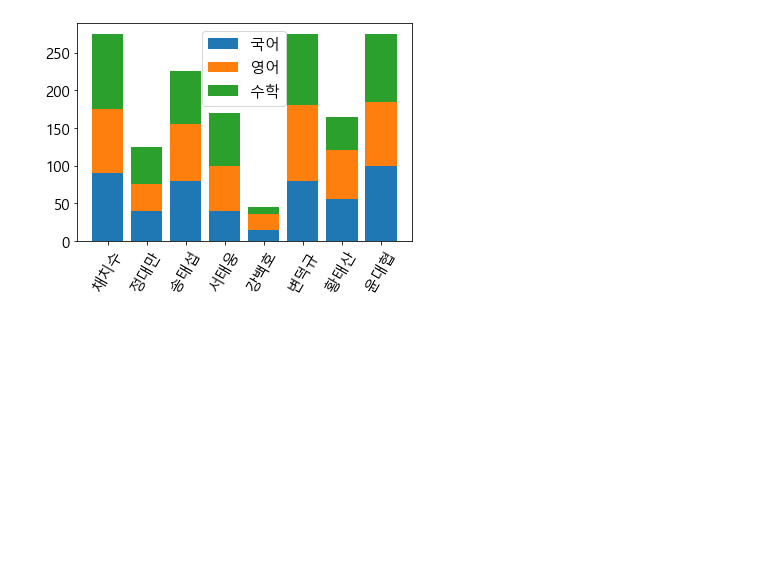
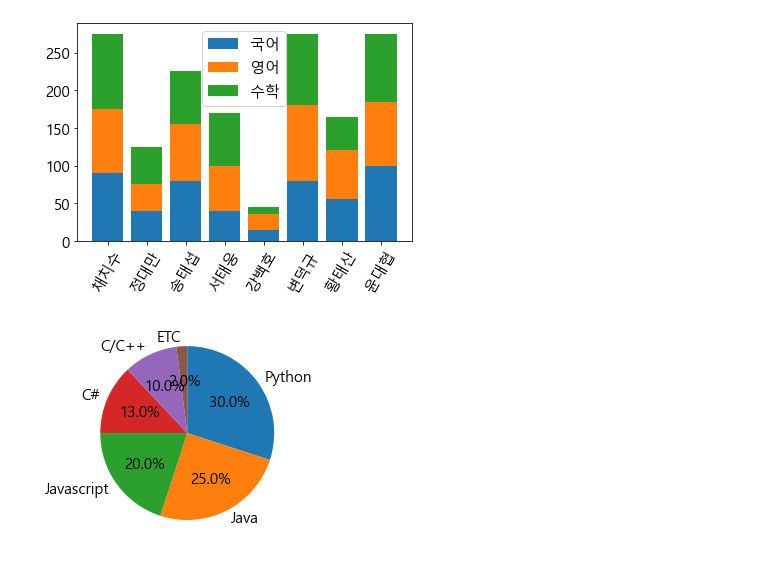
Before and after one commit to dmsxo0691/Java-Python, a Jupyter notebook: 20221031/graph2.ipynb, the cells around one changed output. Drawn from its saved outputs; the diff is of its cells as text; code cells hidden in the pictures; blank space fills up the shorter version.

Commit message:
feat : graph5

```diff
--- a/20221031/graph2.ipynb
+++ b/20221031/graph2.ipynb
@@ -250,3 +250,10 @@ plt.legend()
 # %% [output]
 <matplotlib.legend.Legend at 0x...>
 [figure]
+# %%
+values = [30, 25, 20, 13, 10, 2]
+labels = ['Python', 'Java', 'Javascript', 'C#', 'C/C++', 'ETC']
+plt.pie(values, labels = labels, autopct = '%.1f%%', startangle=90, counterclock=False)
+plt.show()
+# %% [output]
+[figure, added]
```
Also changed, not shown: parts of 13 cells of this notebook.
